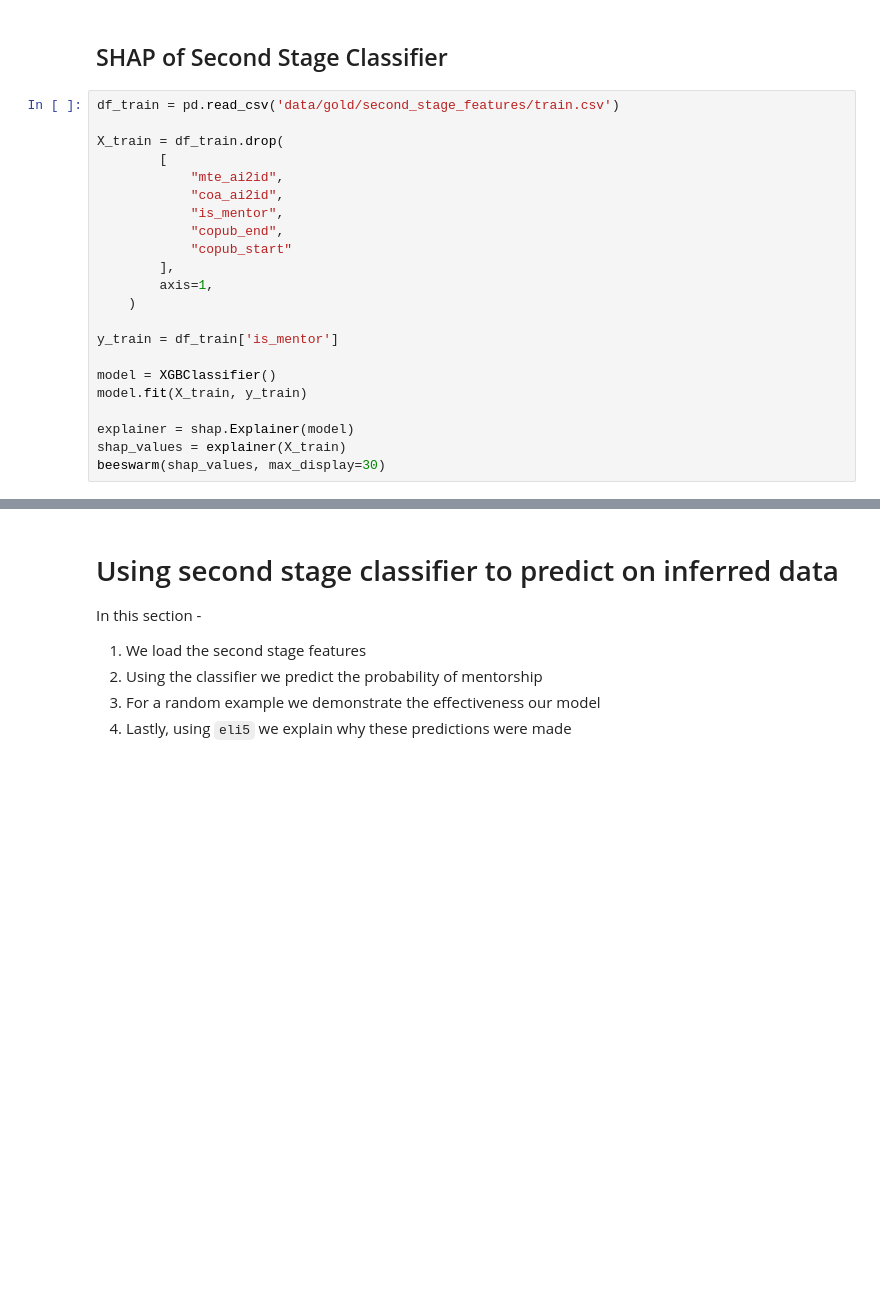
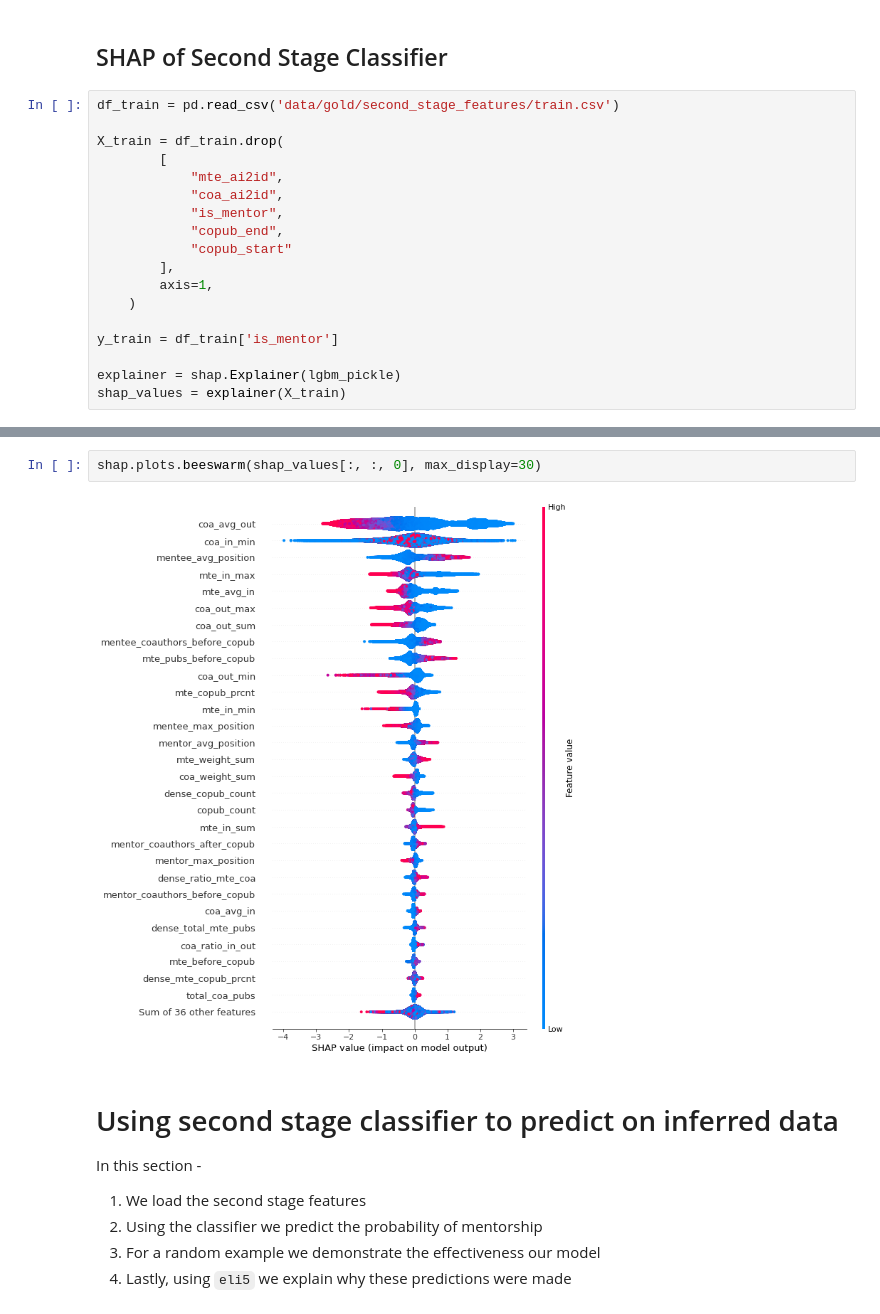
Before and after one commit to allenai/S2AMP-data, a Jupyter notebook: notebooks/S2AMP_demo.ipynb, the cells around one changed output, grey strips where cells are left out. Drawn from its saved outputs; the diff is of its cells as text; blank space fills up the shorter version.

Commit message:
- lightgbm added - lightgbm shap

```diff
--- a/notebooks/S2AMP_demo.ipynb
+++ b/notebooks/S2AMP_demo.ipynb
@@ -130,9 +130,5 @@ X_train = df_train.drop(
 
 y_train = df_train['is_mentor']
 
-model = XGBClassifier()
-model.fit(X_train, y_train)
-
-explainer = shap.Explainer(model)
+explainer = shap.Explainer(lgbm_pickle)
 shap_values = explainer(X_train)
-beeswarm(shap_values, max_display=30)
@@ -144,3 +135,7 @@ ntree_limit is deprecated, use `iteration_range` or model slicing instead.
+# %%
+shap.plots.beeswarm(shap_values[:, :, 0], max_display=30)
+# %% [output]
+[figure, added]
 # %% [markdown]
 # Using second stage classifier to predict on inferred data
 
```
Also changed, not shown: parts of 2 cells of this notebook, 1 other file.
